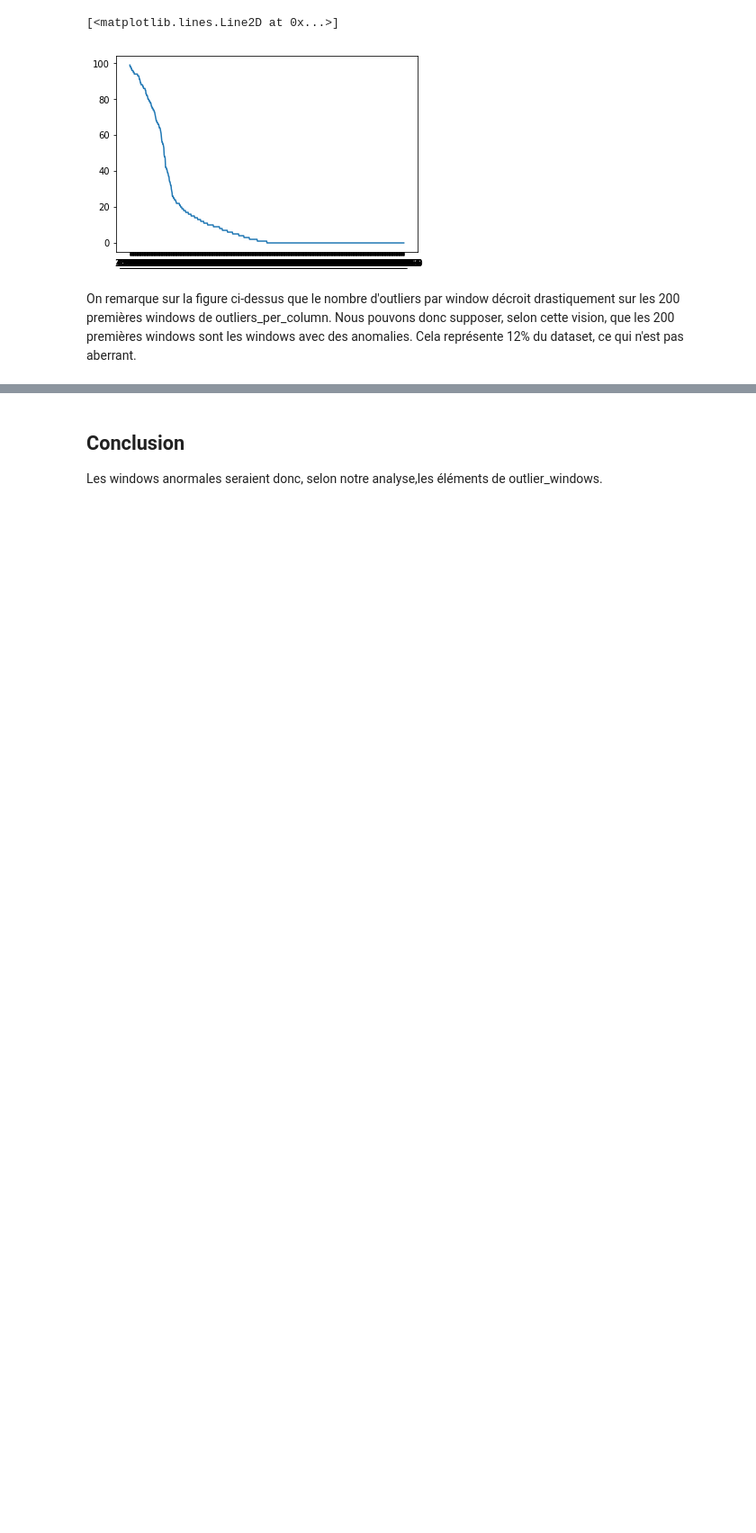
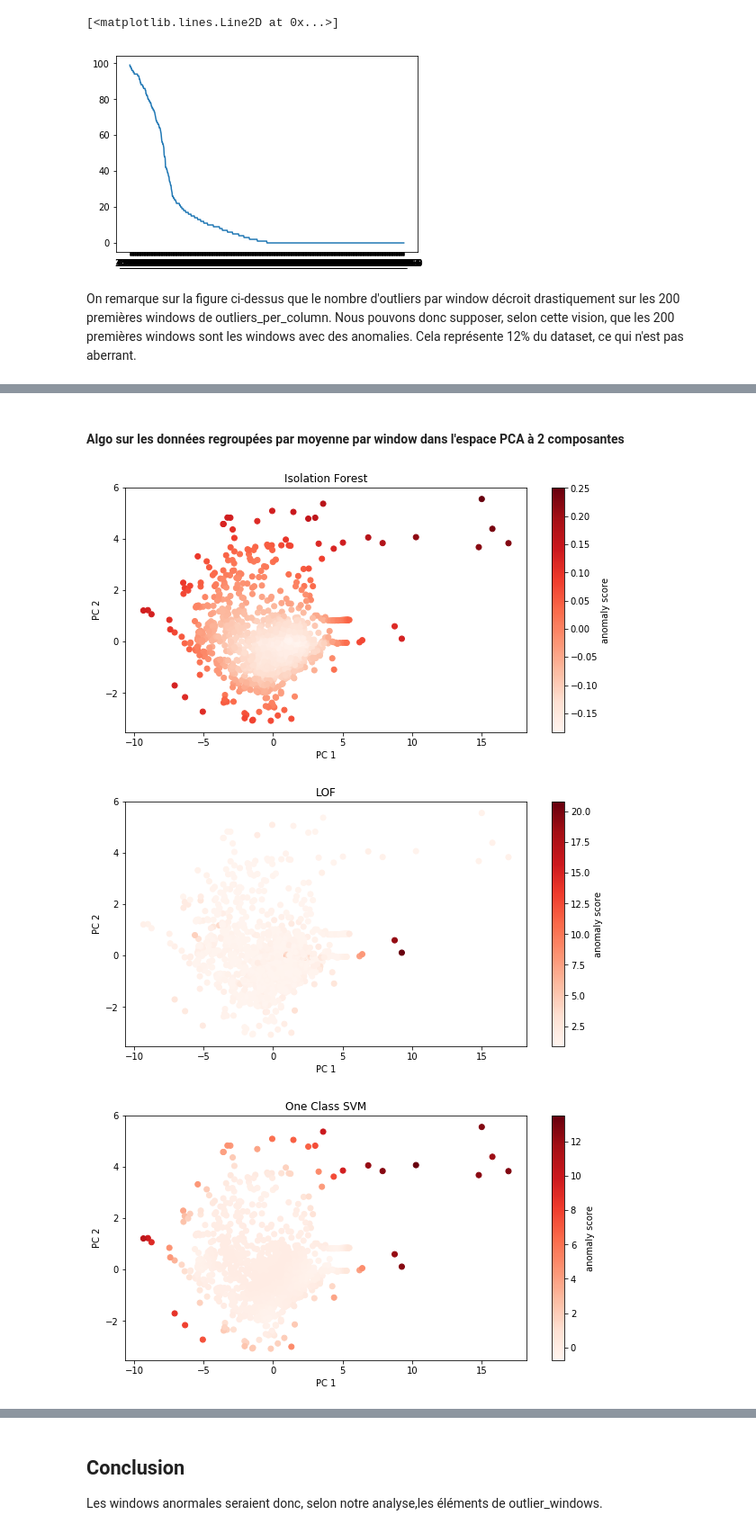
Before and after one commit to mattlouvet/be_anomaly_detection, a Jupyter notebook: BE_clean.ipynb, the cells around one changed output, grey strips where cells are left out. Shown: that part at 90% size. Drawn from its saved outputs; the diff is of its cells as text; code cells hidden in the pictures; blank space fills up the shorter version.

```diff
--- a/BE_clean.ipynb
+++ b/BE_clean.ipynb
@@ -232,0 +290,24 @@ On remarque sur la figure ci-dessus que le nombre d'outliers par window décroit
+# %% [markdown]
+#### Algo sur les données regroupées par moyenne par window dans l'espace PCA à 2 composantes
+# %%
+#### Algorithmes de détection d'anomalie appliqués aux données regroupées par moyenne
+#### de chaque window, avec PCA à 2 composantes ####
+
+clf_name = 'Isolation Forest'
+isf = IsolationForest(behaviour='new', n_estimators=100, contamination=0.10)
+isf.fit(pca_by_window_df[['PC 1','PC 2']])
+plotAnomalyScore2D_bis(pca_by_window_df, clf_name, isf, 'PC 1','PC 2')
+
+clf_name = 'LOF'
+lof = LocalOutlierFactor(n_neighbors=5, contamination=0.10, novelty = False)
+lof.fit(pca_by_window_df[['PC 1','PC 2']])
+plotAnomalyScore2D_bis(pca_by_window_df, clf_name, lof, 'PC 1','PC 2')
+
+clf_name = 'One Class SVM'
+svm = OneClassSVM(nu=0.10, kernel="rbf", gamma=0.3)
+svm.fit(pca_by_window_df[['PC 1','PC 2']])
+plotAnomalyScore2D_bis(pca_by_window_df, clf_name, svm, 'PC 1','PC 2')
+# %% [output]
+[figure, added]
+[figure, added]
+[figure, added]
```
Also changed, not shown: parts of 33 cells of this notebook, 1 other file.
